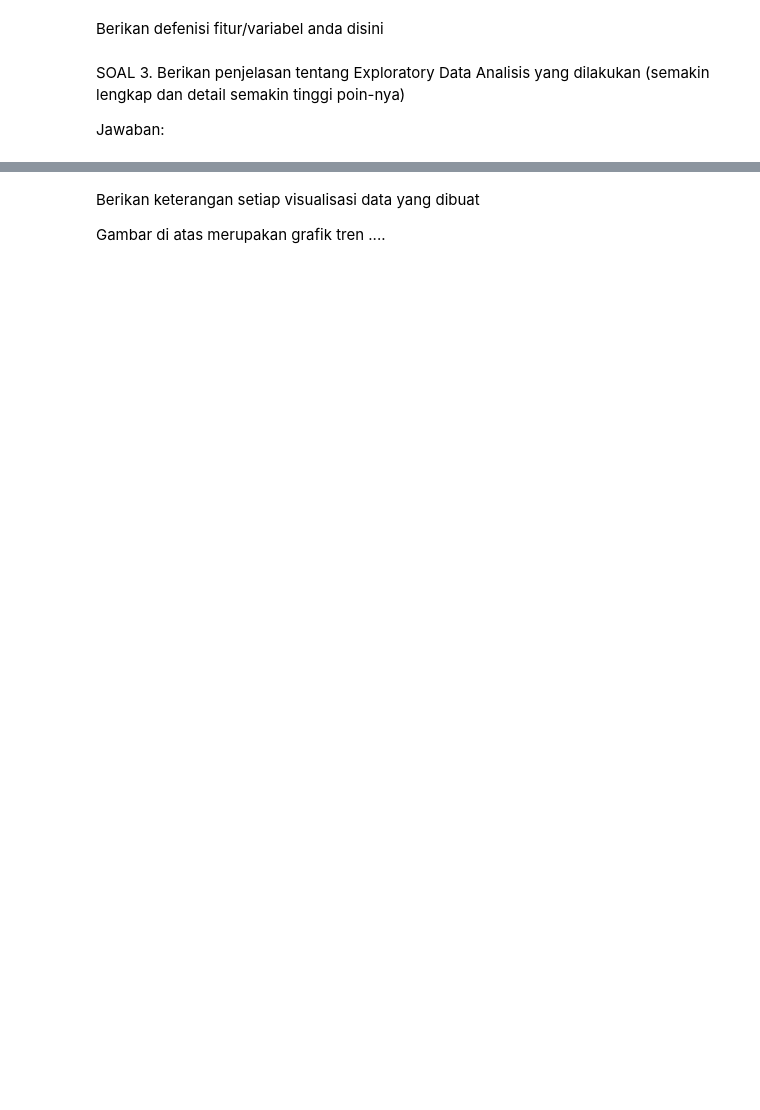
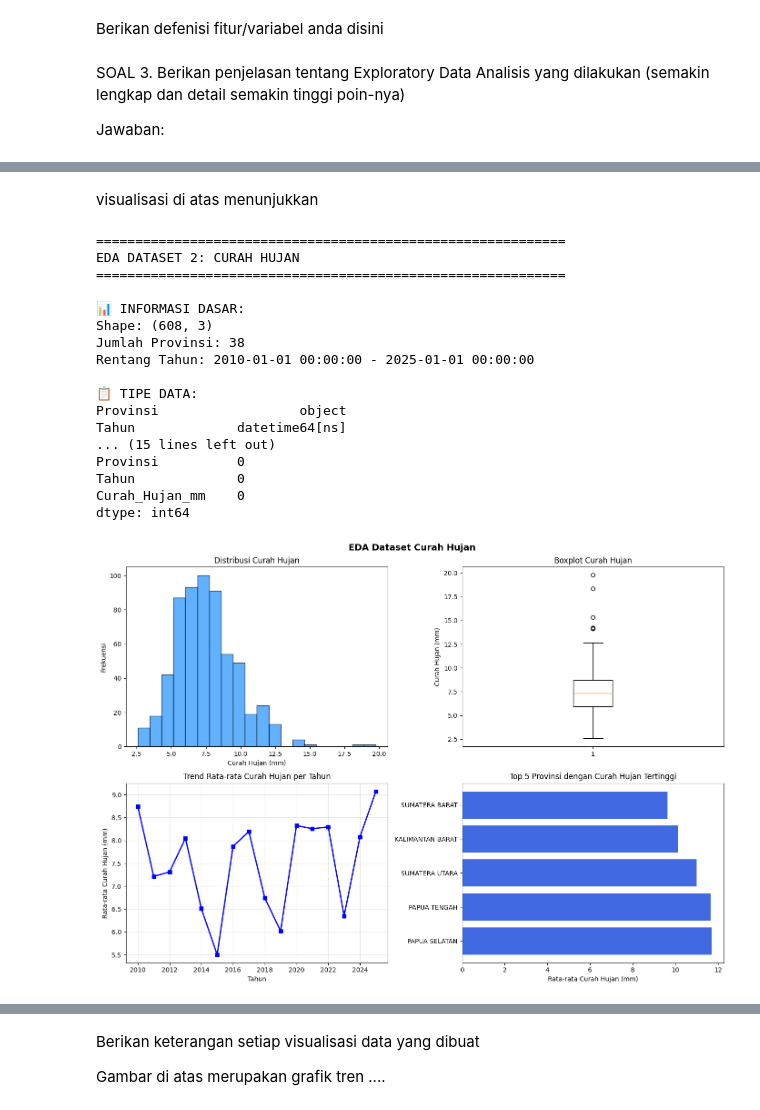
Before and after one commit to Dawwami/uas-pdsa, a Jupyter notebook: Copy_of_NAMA_UAS_PDSA.ipynb, the cells around one changed output, grey strips where cells are left out. Drawn from its saved outputs; the diff is of its cells as text; code cells hidden in the pictures; blank space fills up the shorter version.

```diff
--- a/Copy_of_NAMA_UAS_PDSA.ipynb
+++ b/Copy_of_NAMA_UAS_PDSA.ipynb
@@ -231,0 +187,72 @@ Gambar di atas merupakan grafik tren ....
+# %% [markdown]
+visualisasi di atas menunjukkan
+# %%
+# ================== EDA DATASET 2: CURAH HUJAN ==================
+print("\n" + "="*60)
+print("EDA DATASET 2: CURAH HUJAN")
+print("="*60)
+
+print("\n📊 INFORMASI DASAR:")
+print(f"Shape: {curah_hujan_eda.shape}")
+print(f"Jumlah Provinsi: {curah_hujan_eda['Provinsi'].nunique()}")
+print(f"Rentang Tahun: {curah_hujan_eda['Tahun'].min()} - {curah_hujan_eda['Tahun'].max()}")
+
+print("\n📋 TIPE DATA:")
+print(curah_hujan_eda.dtypes)
+
+print("\n📈 STATISTIK DESKRIPTIF:")
+print(curah_hujan_eda.describe())
+
+print("\n❌ MISSING VALUES:")
+print(curah_hujan_eda.isnull().sum())
+
+# Visualisasi 2: Curah Hujan
+fig, axes = plt.subplots(2, 2, figsize=(14, 10))
+fig.suptitle('EDA Dataset Curah Hujan', fontsize=14, fontweight='bold')
+
+# Histogram distribusi curah hujan
+axes[0, 0].hist(curah_hujan_eda['Curah_Hujan_mm'], bins=20, color='dodgerblue', edgecolor='black', alpha=0.7)
+axes[0, 0].set_xlabel('Curah Hujan (mm)')
+axes[0, 0].set_ylabel('Frekuensi')
+axes[0, 0].set_title('Distribusi Curah Hujan')
+
+# Boxplot curah hujan
+axes[0, 1].boxplot(curah_hujan_eda['Curah_Hujan_mm'].dropna())
+axes[0, 1].set_ylabel('Curah Hujan (mm)')
+axes[0, 1].set_title('Boxplot Curah Hujan')
+
+# Trend rata-rata curah hujan per tahun
+trend_hujan = curah_hujan_eda.groupby('Tahun')['Curah_Hujan_mm'].mean()
+axes[1, 0].plot(trend_hujan.index, trend_hujan.values, marker='s', color='blue', linewidth=2)
+axes[1, 0].set_xlabel('Tahun')
+axes[1, 0].set_ylabel('Rata-rata Curah Hujan (mm)')
+axes[1, 0].set_title('Trend Rata-rata Curah Hujan per Tahun')
+axes[1, 0].grid(True, alpha=0.3)
+
+# Top 5 Provinsi dengan curah hujan tertinggi
+top5_hujan = curah_hujan_eda.groupby('Provinsi')['Curah_Hujan_mm'].mean().nlargest(5)
+axes[1, 1].barh(top5_hujan.index, top5_hujan.values, color='royalblue')
+axes[1, 1].set_xlabel('Rata-rata Curah Hujan (mm)')
+axes[1, 1].set_title('Top 5 Provinsi dengan Curah Hujan Tertinggi')
+
+plt.tight_layout()
+plt.show()
+# %% [output]
+============================================================
+EDA DATASET 2: CURAH HUJAN
+============================================================
+
+📊 INFORMASI DASAR:
+Shape: (608, 3)
+Jumlah Provinsi: 38
+Rentang Tahun: 2010-01-01 00:00:00 - 2025-01-01 00:00:00
+
+📋 TIPE DATA:
+Provinsi                  object
+Tahun             datetime64[ns]
+... (15 lines left out)
+Provinsi          0
+Tahun             0
+Curah_Hujan_mm    0
+dtype: int64
+[figure, added]
```
Also changed, not shown: parts of 44 cells of this notebook, 12 other files.
